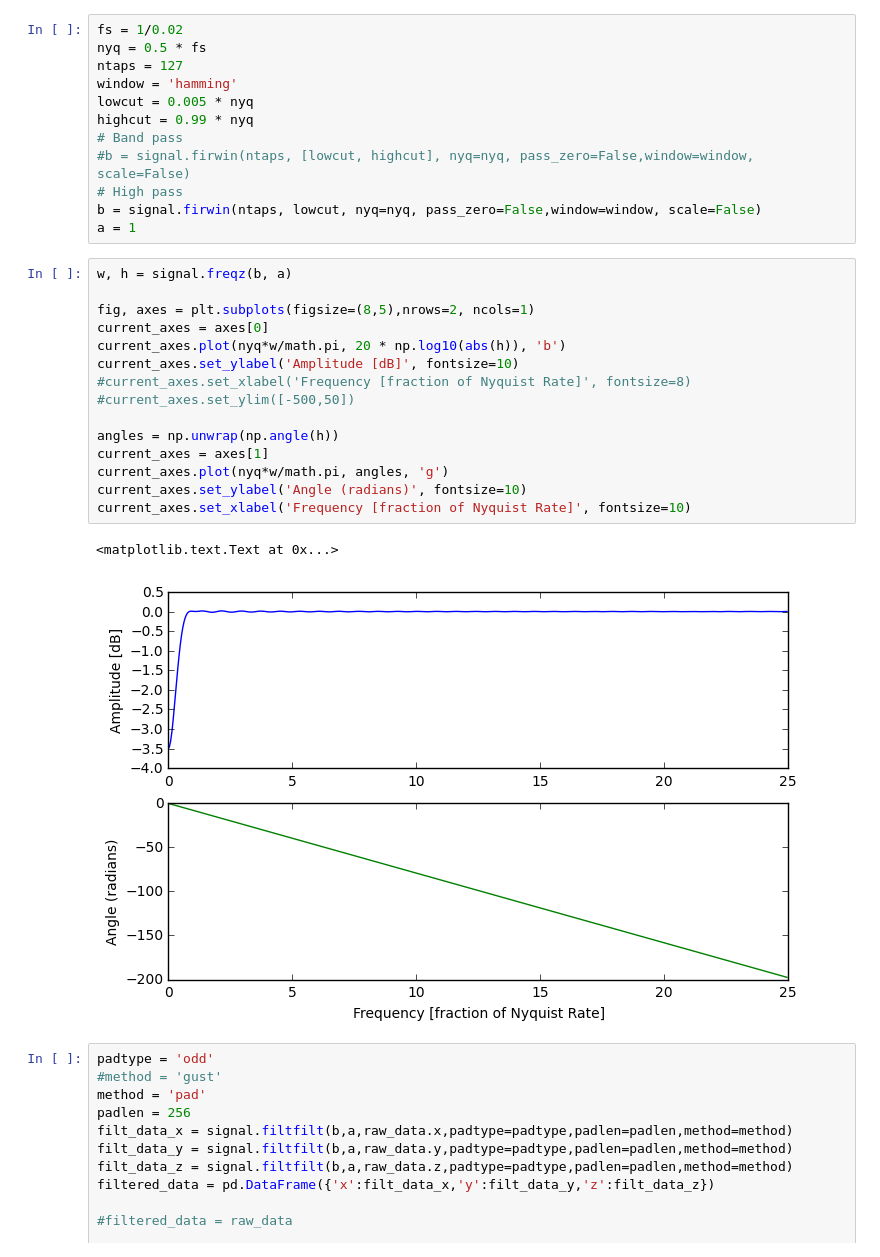
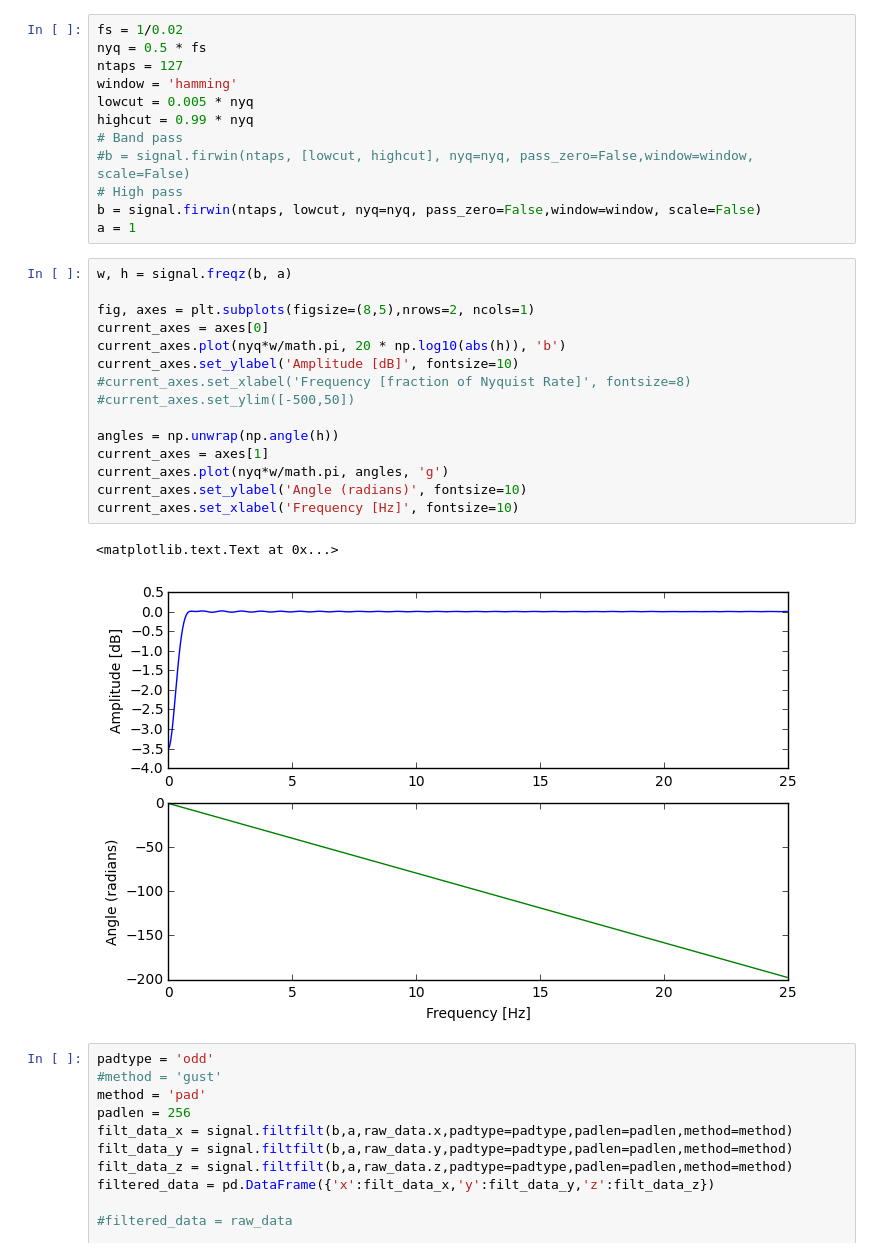
Before and after one commit to Nanigans/nanibot, a Jupyter notebook: sandboxes/ipython_notebooks/imu_data_filtering_sandbox_1.ipynb, the cells around one changed output. Cells and saved outputs as stored; diff of their text form.

```diff
--- a/sandboxes/ipython_notebooks/imu_data_filtering_sandbox_1.ipynb
+++ b/sandboxes/ipython_notebooks/imu_data_filtering_sandbox_1.ipynb
@@ -225,21 +226,21 @@ a = 1
 # %%
 w, h = signal.freqz(b, a)
 
 fig, axes = plt.subplots(figsize=(8,5),nrows=2, ncols=1)
 current_axes = axes[0]
 current_axes.plot(nyq*w/math.pi, 20 * np.log10(abs(h)), 'b')
 current_axes.set_ylabel('Amplitude [dB]', fontsize=10)
 #current_axes.set_xlabel('Frequency [fraction of Nyquist Rate]', fontsize=8)
 #current_axes.set_ylim([-500,50])
 
 angles = np.unwrap(np.angle(h))
 current_axes = axes[1]
 current_axes.plot(nyq*w/math.pi, angles, 'g')
 current_axes.set_ylabel('Angle (radians)', fontsize=10)
-current_axes.set_xlabel('Frequency [fraction of Nyquist Rate]', fontsize=10)
+current_axes.set_xlabel('Frequency [Hz]', fontsize=10)
 # %% [output]
 <matplotlib.text.Text at 0x...>
-[figure, old version]
+[figure, new version]
 # %%
 padtype = 'odd'
 #method = 'gust'
```
Also changed, not shown: parts of 11 cells of this notebook.
